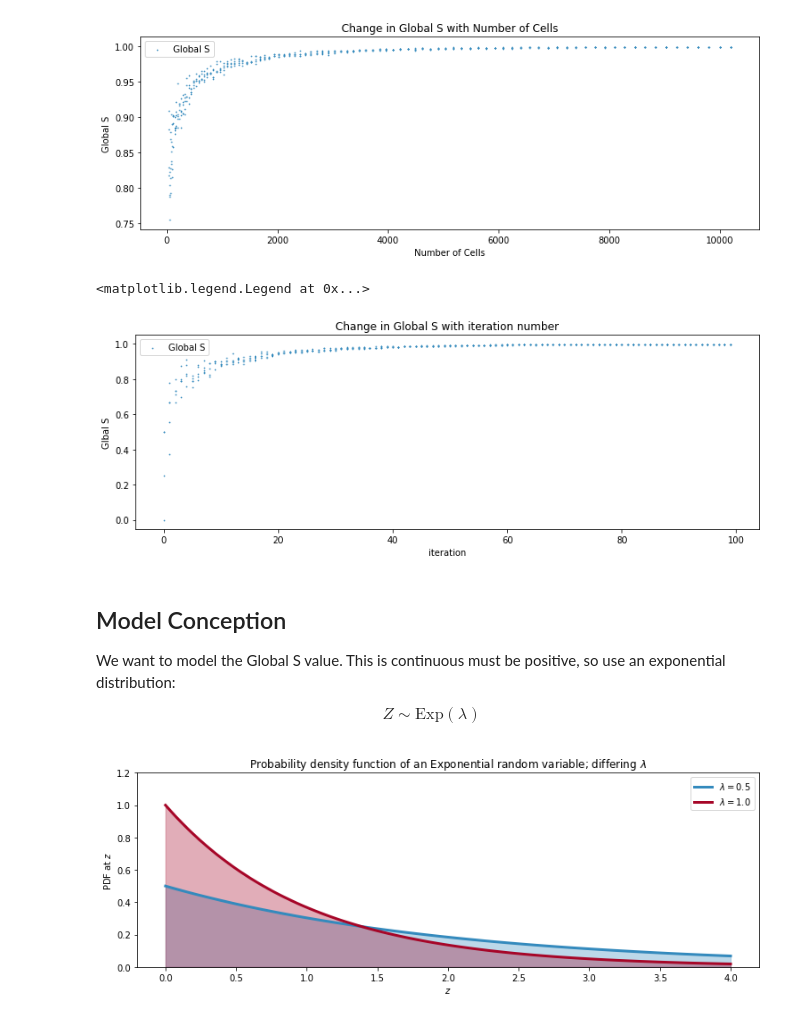
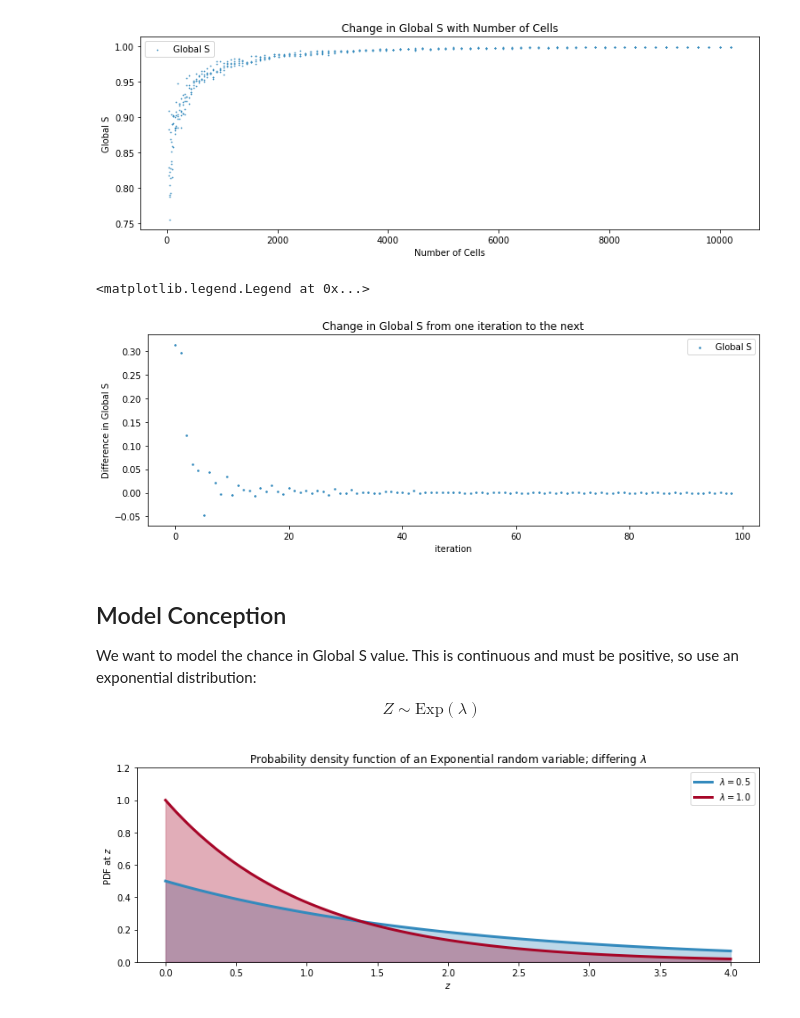
Before and after one commit to nickmalleson/sppt, a Jupyter notebook: changepoint_mcmc.ipynb, the cells around one changed output. Cells and saved outputs as stored; diff of their text form; code cells hidden in the pictures.

Commit message:
played around with changepoint but didnt get anywyere

```diff
--- a/changepoint_mcmc.ipynb
+++ b/changepoint_mcmc.ipynb
@@ -44,0 +25,33 @@ Estimate a rate of change as follows:
+# %%
+data = feather.read_dataframe("./bner_results.feather")
+#num_cells = data.loc[:,['num.cells']].values
+num_cells = data['num.cells'].tolist()
+global_s  = data['global_s' ].tolist()
+iteration = data['iteration'].tolist()
+
+# Caculate difference from one iteration to the next. This is what we actually want to model.
+# (Also Keep track of the iteration number associated with each difference)
+mean = []
+mean.append(0)
+difference = []
+difference.append(0)
+current = int(iteration[0])
+_sum = 0 # to calculate the mean S value per iteration
+for i in range(len(num_cells)):
+
+    if iteration[int(i)] != current:  # Detect the next iteration
+        _mean = _sum / float(len(data.loc[data['iteration'] == current])) # Mean error for this iteration
+        diff = _mean - mean[-1] # Difference is current mean minus the previous one
+        mean.append(_mean) # Remember the current mean for next time
+        difference.append(diff)
+        _sum = 0
+        current = int(iteration[i])
+
+    _sum += global_s[i]
+
+# Drop the first values as we need at least 2 datapoints to calcuate the difference
+difference = difference[1:]
+mean = mean[1:]
+
+# Sanity check
+assert len(mean) == len(difference)
@@ -56,18 +72,18 @@ plt.legend()
 [figure]
 # %%
 figsize(12.5, 4)
-plt.scatter(iterations, global_s, color="#348ABD", label="Global S", marker=".", s=2)
+plt.scatter(np.arange(len(difference)), difference, color="#348ABD", label="Global S", marker=".", s=10)
 plt.xlabel("iteration")
-plt.ylabel("Glbal S")
-plt.title("Change in Global S with iteration number")
+plt.ylabel("Difference in Global S")
+plt.title("Change in Global S from one iteration to the next")
 plt.legend()
 # %% [output]
 <matplotlib.legend.Legend at 0x...>
-[figure, old version]
+[figure, new version]
 # %% [markdown]
 ## Model Conception
 
-We want to model the Global S value. This is continuous must be positive, so use an exponential distribution:
+We want to model the chance in Global S value. This is continuous and must be positive, so use an exponential distribution:
 
 $$Z \sim \text{Exp}(\lambda)$$
 # %%
```
Also changed, not shown: parts of 20 cells of this notebook, 2 other files.
